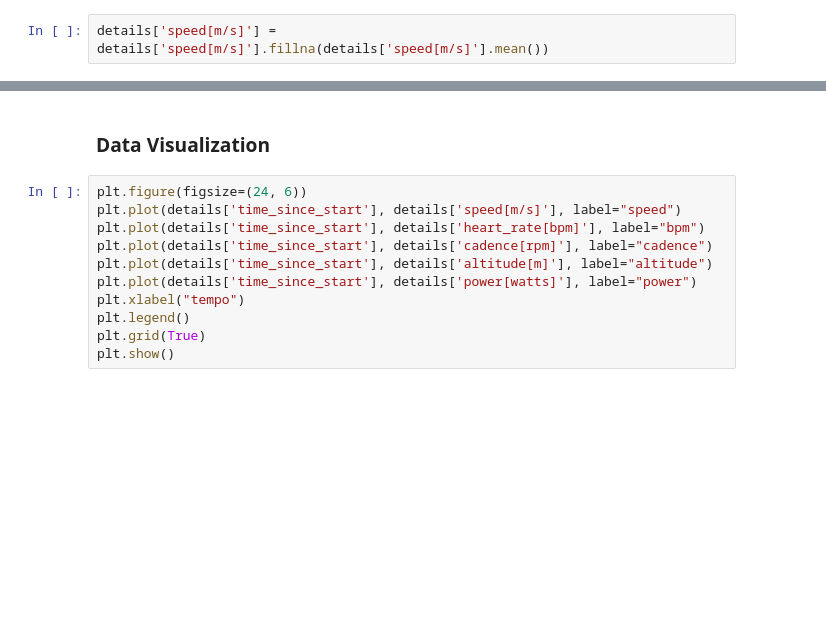
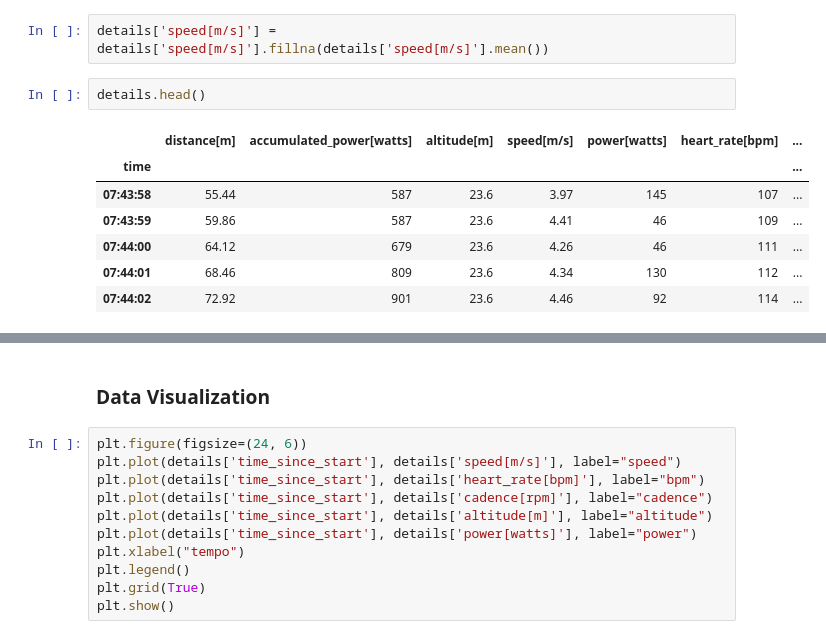
Before and after one commit to fiorani/garmin-data-analysis, a Jupyter notebook: garmin_analysis.ipynb, the cells around one changed output, grey strips where cells are left out. Drawn from its saved outputs; the diff is of its cells as text; blank space fills up the shorter version.

```diff
--- a/garmin_analysis.ipynb
+++ b/garmin_analysis.ipynb
@@ -44,2 +78,12 @@ details.isna().sum()
 # %%
 details['speed[m/s]'] = details['speed[m/s]'].fillna(details['speed[m/s]'].mean())
+# %%
+details.head()
+# %% [output]
+|  | distance[m] | accumulated_power[watts] | altitude[m] | speed[m/s] | power[watts] | heart_rate[bpm] | ... |
+| time |  |  |  |  |  |  | ... |
+| 07:43:58 | 55.44 | 587 | 23.6 | 3.97 | 145 | 107 | ... |
+| 07:43:59 | 59.86 | 587 | 23.6 | 4.41 | 46 | 109 | ... |
+| 07:44:00 | 64.12 | 679 | 23.6 | 4.26 | 46 | 111 | ... |
+| 07:44:01 | 68.46 | 809 | 23.6 | 4.34 | 130 | 112 | ... |
+| 07:44:02 | 72.92 | 901 | 23.6 | 4.46 | 92 | 114 | ... |
```
Also changed, not shown: parts of 18 cells of this notebook, 3 other files.
